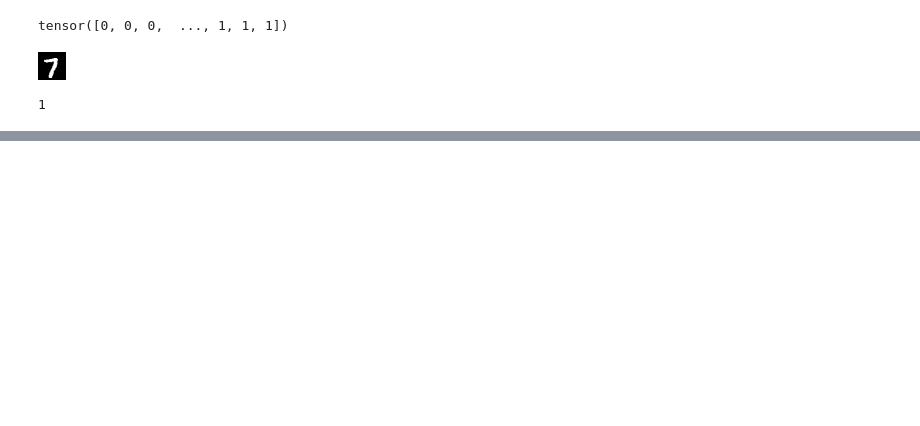
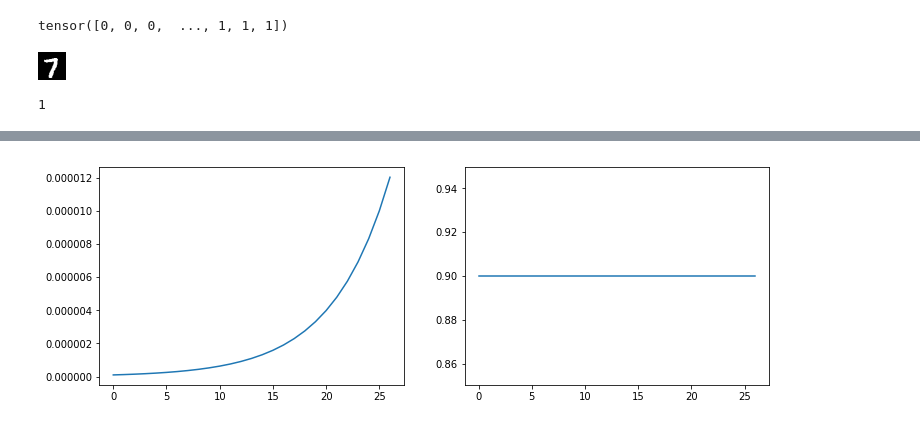
Before and after one commit to AutuanLiu/MDeepLearn, a Jupyter notebook: fastai/fastai_test.ipynb, the cells around one changed output, grey strips where cells are left out. Drawn from its saved outputs; the diff is of its cells as text; code cells hidden in the pictures; blank space fills up the shorter version.

```diff
--- a/fastai/fastai_test.ipynb
+++ b/fastai/fastai_test.ipynb
@@ -65,0 +101,4 @@ label
+# %%
+learn.recorder.plot_lr(show_moms=True)
+# %% [output]
+[figure, added]
```
Also changed, not shown: parts of 8 cells of this notebook, 1 other file.
